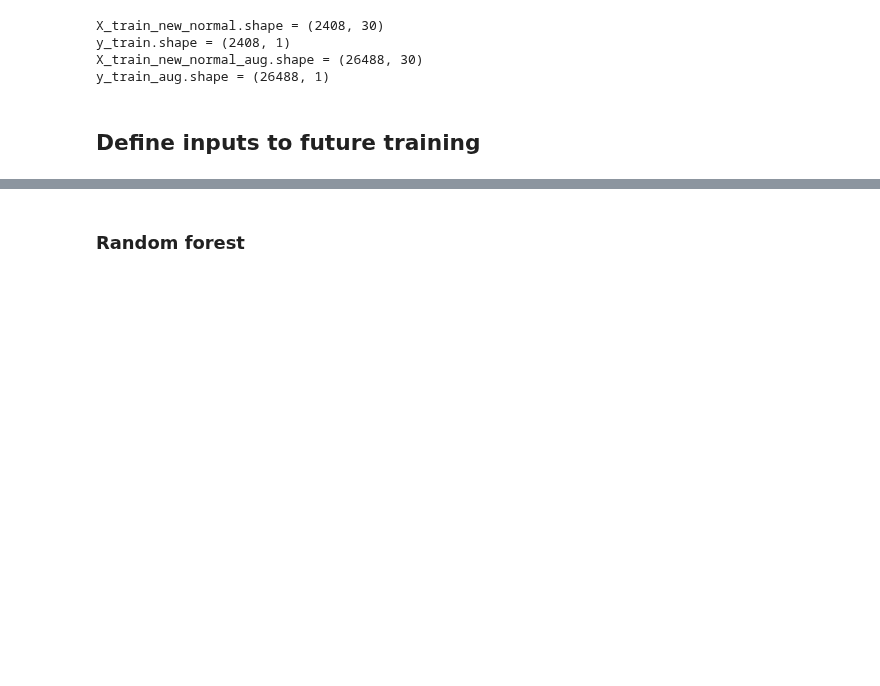
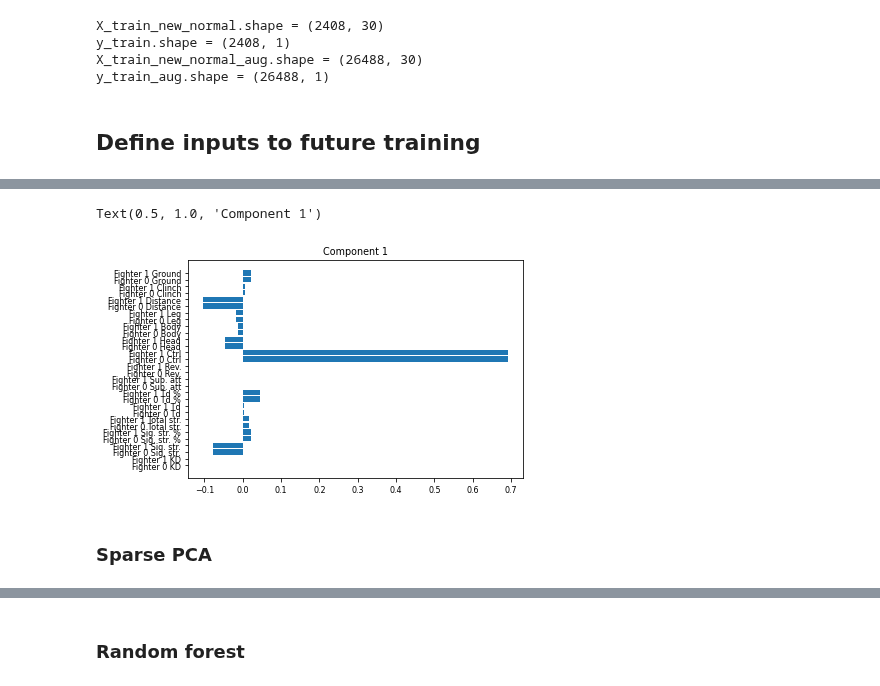
Before and after one commit to tylerlum/ufc_automated_scoring_system, a Jupyter notebook: UFC_automated_scoring.ipynb, the cells around one changed output, grey strips where cells are left out. Cells and saved outputs as stored; diff of their text form; code cells hidden in the pictures; blank space fills up the shorter version.

```diff
--- a/UFC_automated_scoring.ipynb
+++ b/UFC_automated_scoring.ipynb
@@ -227,0 +261,12 @@ TODO: Play around with PyTorch, add in data augmentation like SMOTE, see if norm
+# %%
+# Understand basis
+component1 = pca.components_[1, :]
+import matplotlib.pyplot as plt
+plt.rcParams.update({'font.size': 8})
+plt.barh(X_train.columns, component1)
+plt.title("Component 1")
+# %% [output]
+Text(0.5, 1.0, 'Component 1')
+[figure, added]
+# %% [markdown]
+### Sparse PCA
```
Also changed, not shown: parts of 24 cells of this notebook.
